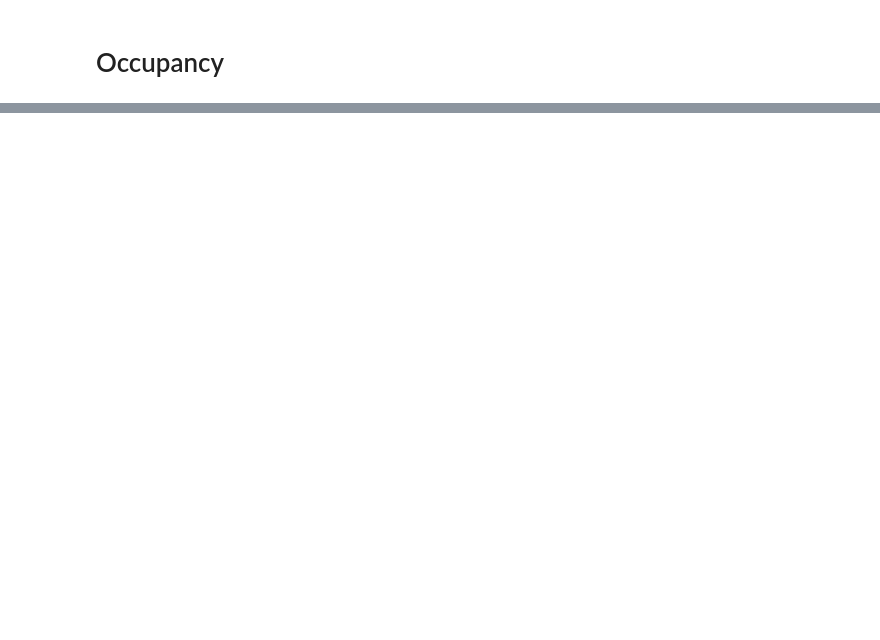
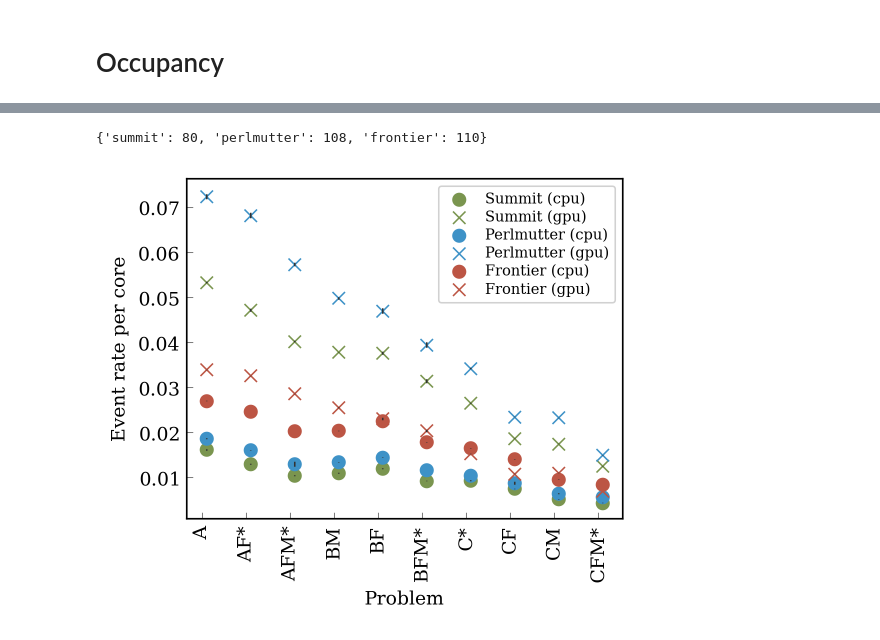
Before and after one commit to celeritas-project/regression, a Jupyter notebook: analysis.ipynb, the cells around one changed output, grey strips where cells are left out. Drawn from its saved outputs; the diff is of its cells as text; code cells hidden in the pictures; blank space fills up the shorter version.

Commit message:
Add event-per-core

```diff
--- a/analysis.ipynb
+++ b/analysis.ipynb
@@ -212,0 +254,41 @@ plt.close()
+# %%
+def get_sm_count(analysis):
+    return analyze.get_device_properties(analysis)["multiprocessor_count"]
+
+analyses = {
+    "summit": summit,
+    "perlmutter": perlmutter,
+    "frontier": frontier,
+}
+
+sm_per_gpu = {k: get_sm_count(v) for k, v in analyses.items()}
+# %%
+sm_per_gpu
+# %% [output]
+{'summit': 80, 'perlmutter': 108, 'frontier': 110}
+# %%
+system_color = {
+    "summit": "#7A954F",
+    "frontier": "#BC5544",
+    "perlmutter": "#3E92C7",
+}
+# %%
+(fig, ax) = plt.subplots()
+for k in analyses:
+    for arch in ['cpu', 'gpu']:
+        r = rates[k]
+        v = r[r.index.get_level_values("arch") == arch]
+        if arch == "cpu":
+            v /= cpu_per_gpu[k]
+        else:
+            v /= sm_per_gpu[k]
+        scat = analyses[k].plot_results(ax, v)
+        for s in scat:
+            s.set_color(system_color[k])
+            s.set_label(f"{k.title()} ({arch})")
+ax.legend()
+ax.set_xlabel("Problem")
+ax.set_ylabel("Event rate per core")
+fig.savefig('event-per-core.png', dpi=150, transparent=False)
+# %% [output]
+[figure, added]
```
Also changed, not shown: parts of 20 cells of this notebook, 2 other files.
